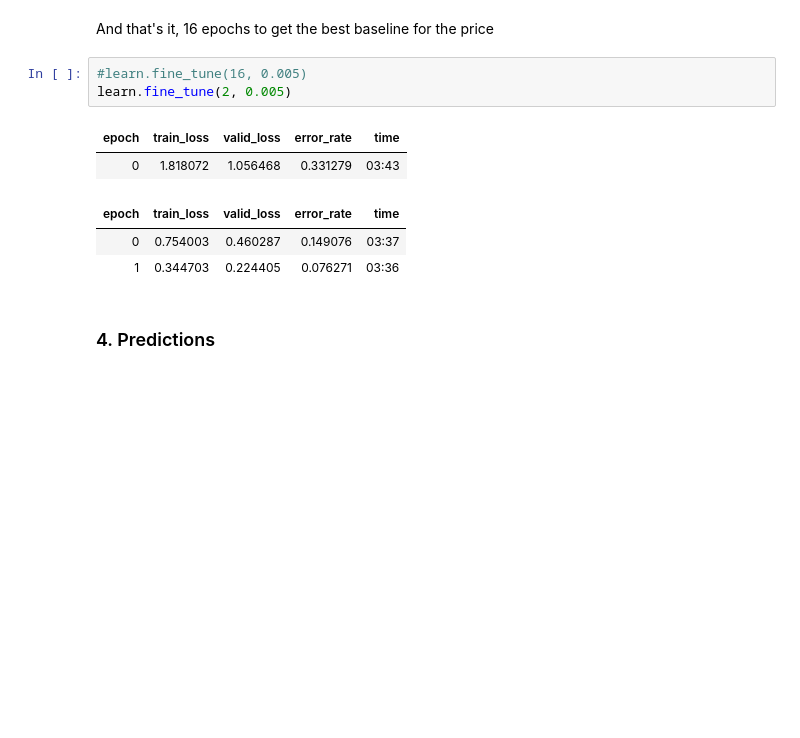
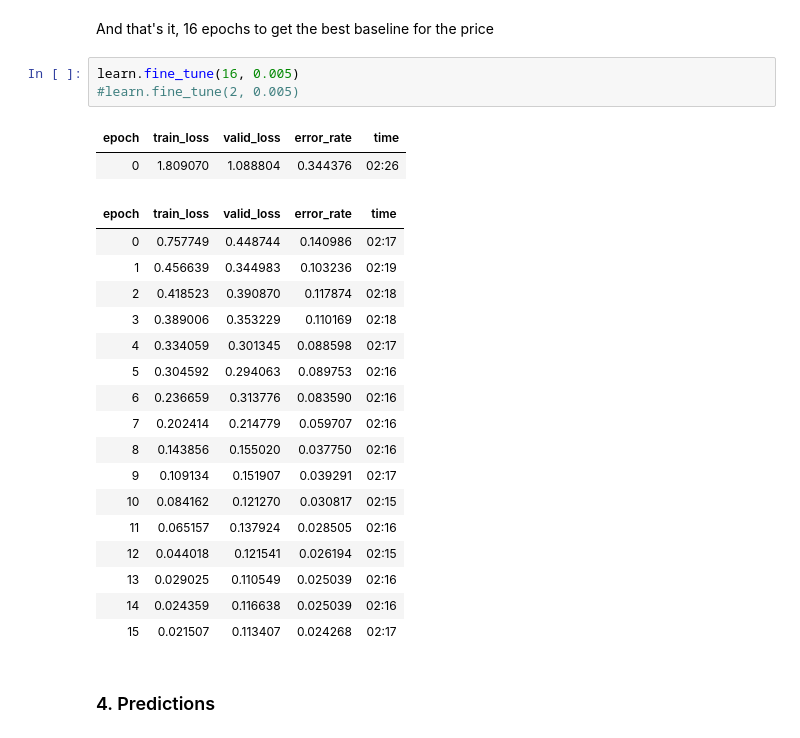
Before and after one commit to paddydoc/paddy-doctor-dataset, a Jupyter notebook: resnet34-with-fastai.ipynb, the cells around one changed output. Saved outputs shown, nothing was run; the diff lists cells and outputs as text; blank space fills up the shorter version.

```diff
--- a/resnet34-with-fastai.ipynb
+++ b/resnet34-with-fastai.ipynb
@@ -55,13 +63,27 @@ Downloading: "https://download.pytorch.org/models/resnet34-b627a593.pth" to /roo
 # %% [markdown]
 And that's it, 16 epochs to get the best baseline for the price
 # %%
-#learn.fine_tune(16, 0.005)
-learn.fine_tune(2, 0.005)
+learn.fine_tune(16, 0.005)
+#learn.fine_tune(2, 0.005)
 # %% [output]
 | epoch | train_loss | valid_loss | error_rate | time |
-| 0 | 1.818072 | 1.056468 | 0.331279 | 03:43 |
+| 0 | 1.809070 | 1.088804 | 0.344376 | 02:26 |
 | epoch | train_loss | valid_loss | error_rate | time |
-| 0 | 0.754003 | 0.460287 | 0.149076 | 03:37 |
-| 1 | 0.344703 | 0.224405 | 0.076271 | 03:36 |
+| 0 | 0.757749 | 0.448744 | 0.140986 | 02:17 |
+| 1 | 0.456639 | 0.344983 | 0.103236 | 02:19 |
+| 2 | 0.418523 | 0.390870 | 0.117874 | 02:18 |
+| 3 | 0.389006 | 0.353229 | 0.110169 | 02:18 |
+| 4 | 0.334059 | 0.301345 | 0.088598 | 02:17 |
+| 5 | 0.304592 | 0.294063 | 0.089753 | 02:16 |
+| 6 | 0.236659 | 0.313776 | 0.083590 | 02:16 |
+| 7 | 0.202414 | 0.214779 | 0.059707 | 02:16 |
+| 8 | 0.143856 | 0.155020 | 0.037750 | 02:16 |
+| 9 | 0.109134 | 0.151907 | 0.039291 | 02:17 |
+| 10 | 0.084162 | 0.121270 | 0.030817 | 02:15 |
+| 11 | 0.065157 | 0.137924 | 0.028505 | 02:16 |
+| 12 | 0.044018 | 0.121541 | 0.026194 | 02:15 |
+| 13 | 0.029025 | 0.110549 | 0.025039 | 02:16 |
+| 14 | 0.024359 | 0.116638 | 0.025039 | 02:16 |
+| 15 | 0.021507 | 0.113407 | 0.024268 | 02:17 |
 # %% [markdown]
 ### 4. Predictions
```
Also changed, not shown: parts of 6 cells of this notebook.
